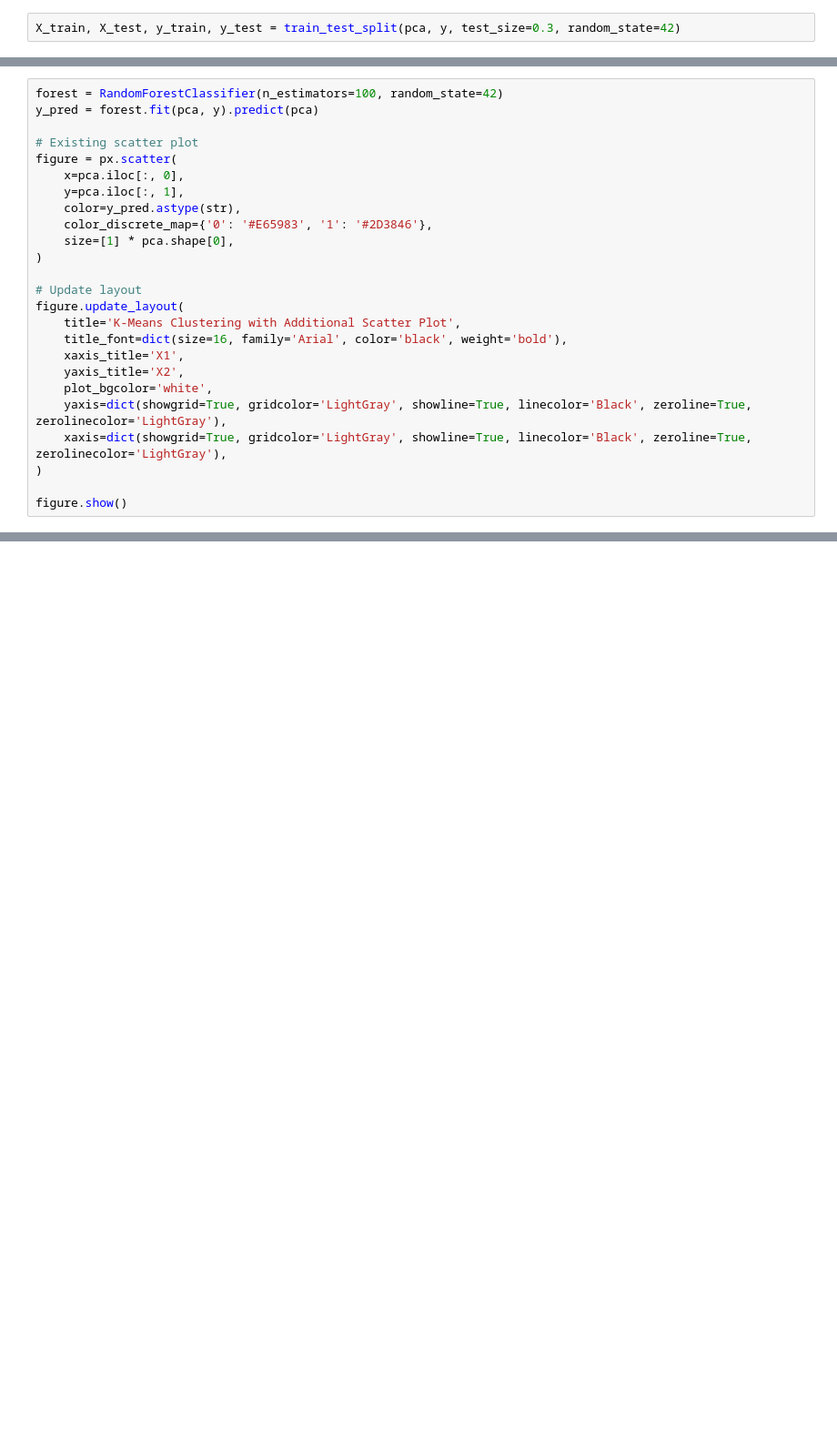
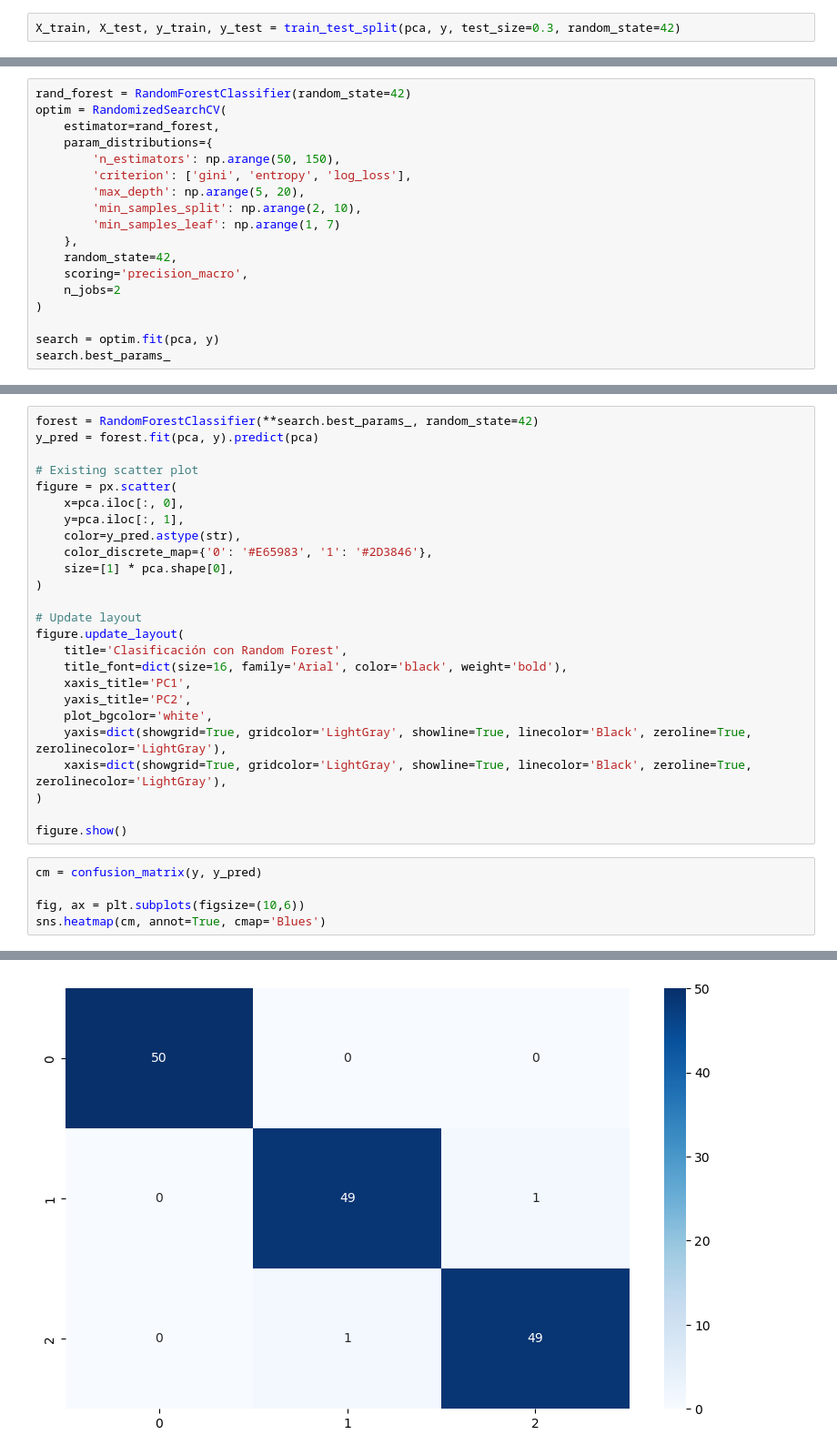
Before and after one commit to nicokossacoff/data-science-library, a Jupyter notebook: Notebooks/Unsupervised Learning/PCA.ipynb, the cells around one changed output, grey strips where cells are left out. Shown: that part at 91% size. Drawn from its saved outputs; the diff is of its cells as text; blank space fills up the shorter version.

```diff
--- a/Notebooks/Unsupervised Learning/PCA.ipynb
+++ b/Notebooks/Unsupervised Learning/PCA.ipynb
@@ -341,0 +330,18 @@ weighted avg       0.98      0.98      0.98        45
+# %%
+rand_forest = RandomForestClassifier(random_state=42)
+optim = RandomizedSearchCV(
+    estimator=rand_forest,
+    param_distributions={
+        'n_estimators': np.arange(50, 150),
+        'criterion': ['gini', 'entropy', 'log_loss'],
+        'max_depth': np.arange(5, 20),
+        'min_samples_split': np.arange(2, 10),
+        'min_samples_leaf': np.arange(1, 7)
+    },
+    random_state=42,
+    scoring='precision_macro',
+    n_jobs=2
+)
+
+search = optim.fit(pca, y)
+search.best_params_
@@ -344,5 +360,5 @@ Para verlo graficamente, volvemos ajustar el modelo pero ahora para todos los da
 # %%
-forest = RandomForestClassifier(n_estimators=100, random_state=42)
+forest = RandomForestClassifier(**search.best_params_, random_state=42)
 y_pred = forest.fit(pca, y).predict(pca)
 
 # Existing scatter plot
@@ -356,13 +372,19 @@ figure = px.scatter(
 
 # Update layout
 figure.update_layout(
-    title='K-Means Clustering with Additional Scatter Plot',
+    title='Clasificación con Random Forest',
     title_font=dict(size=16, family='Arial', color='black', weight='bold'),
-    xaxis_title='X1',
-    yaxis_title='X2',
+    xaxis_title='PC1',
+    yaxis_title='PC2',
     plot_bgcolor='white',
     yaxis=dict(showgrid=True, gridcolor='LightGray', showline=True, linecolor='Black', zeroline=True, zerolinecolor='LightGray'),
     xaxis=dict(showgrid=True, gridcolor='LightGray', showline=True, linecolor='Black', zeroline=True, zerolinecolor='LightGray'),
 )
 
 figure.show()
+# %%
+cm = confusion_matrix(y, y_pred)
+
+fig, ax = plt.subplots(figsize=(10,6))
+sns.heatmap(cm, annot=True, cmap='Blues')
+# %% [output]
@@ -368,0 +392 @@ figure.show()
+[figure, added]
```
Also changed, not shown: parts of 14 cells of this notebook.
